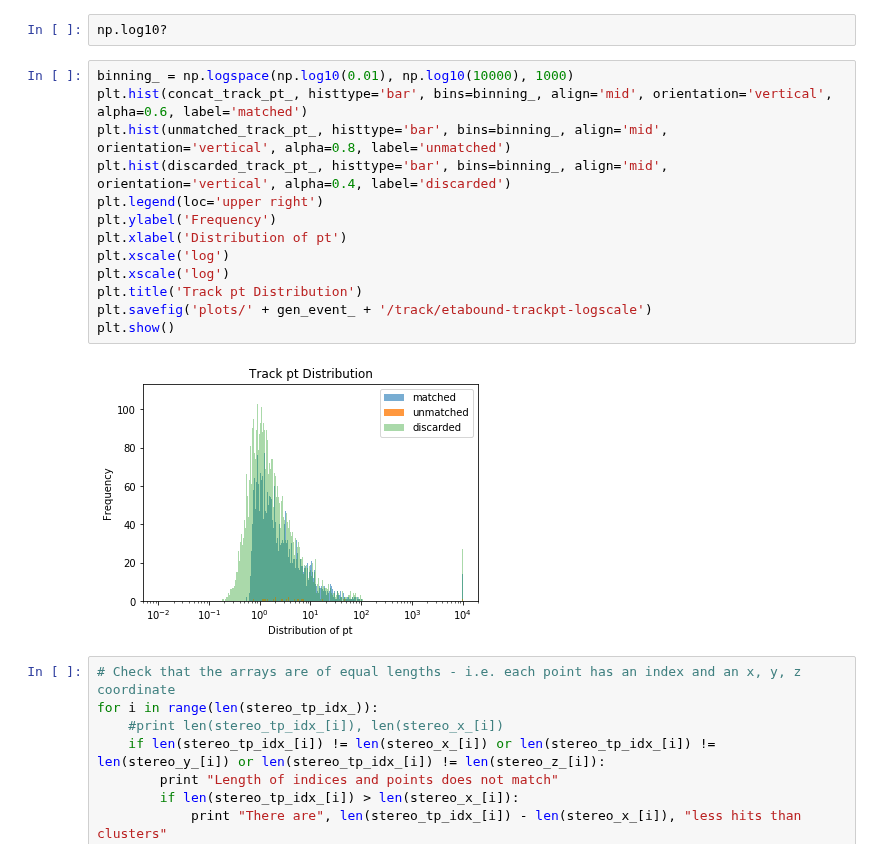
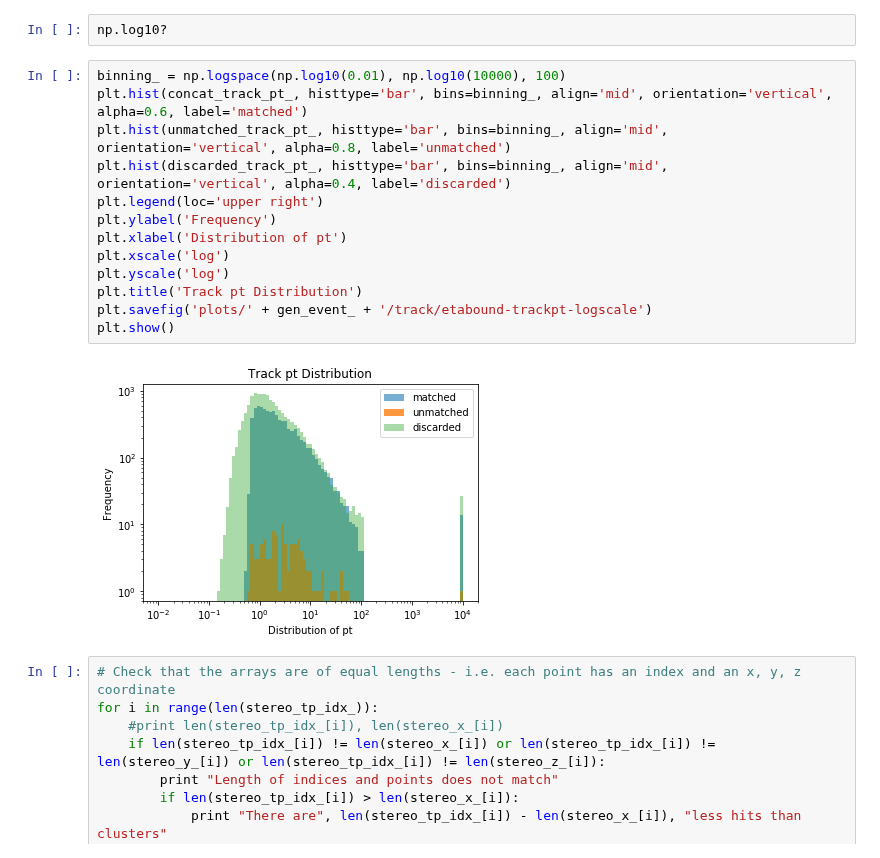
Before and after one commit to SwapneelM/TrackingNtuples, a Jupyter notebook: TrackingNtuples/scripts/DataVisualizer - Final.ipynb, the cells around one changed output. Saved outputs shown, nothing was run; the diff lists cells and outputs as text.

```diff
--- a/TrackingNtuples/scripts/DataVisualizer - Final.ipynb
+++ b/TrackingNtuples/scripts/DataVisualizer - Final.ipynb
@@ -436,20 +436,20 @@ Discarded 13674 and matched 8016 / 8117 tracks
 # %%
 np.log10?
 # %%
-binning_ = np.logspace(np.log10(0.01), np.log10(10000), 1000)
+binning_ = np.logspace(np.log10(0.01), np.log10(10000), 100)
 plt.hist(concat_track_pt_, histtype='bar', bins=binning_, align='mid', orientation='vertical', alpha=0.6, label='matched')
 plt.hist(unmatched_track_pt_, histtype='bar', bins=binning_, align='mid', orientation='vertical', alpha=0.8, label='unmatched')
 plt.hist(discarded_track_pt_, histtype='bar', bins=binning_, align='mid', orientation='vertical', alpha=0.4, label='discarded')
 plt.legend(loc='upper right')
 plt.ylabel('Frequency')
 plt.xlabel('Distribution of pt')
 plt.xscale('log')
-plt.xscale('log')
+plt.yscale('log')
 plt.title('Track pt Distribution')
 plt.savefig('plots/' + gen_event_ + '/track/etabound-trackpt-logscale')
 plt.show()
 # %% [output]
-[figure, old version]
+[figure, new version]
 # %%
 # Check that the arrays are of equal lengths - i.e. each point has an index and an x, y, z coordinate
 for i in range(len(stereo_tp_idx_)):
```
Also changed, not shown: parts of 2 cells of this notebook.
